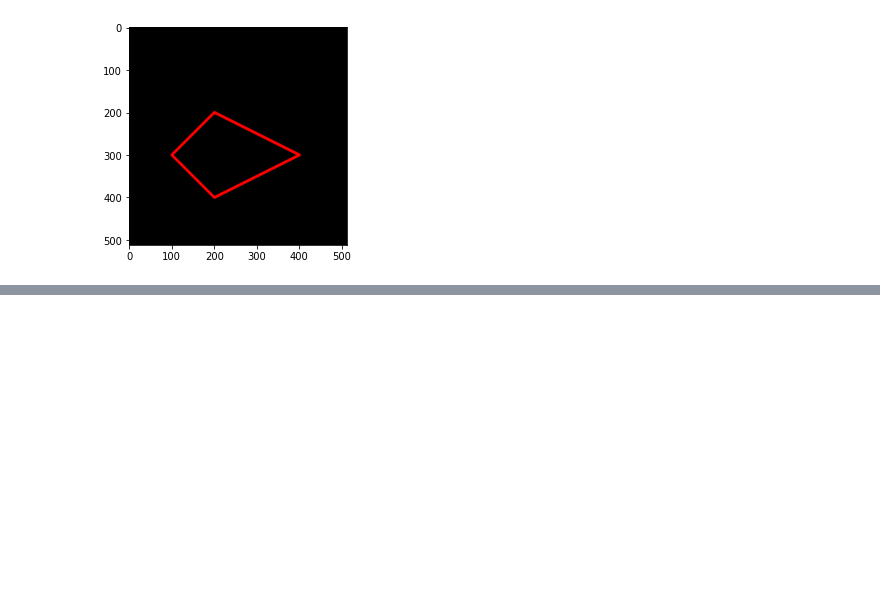
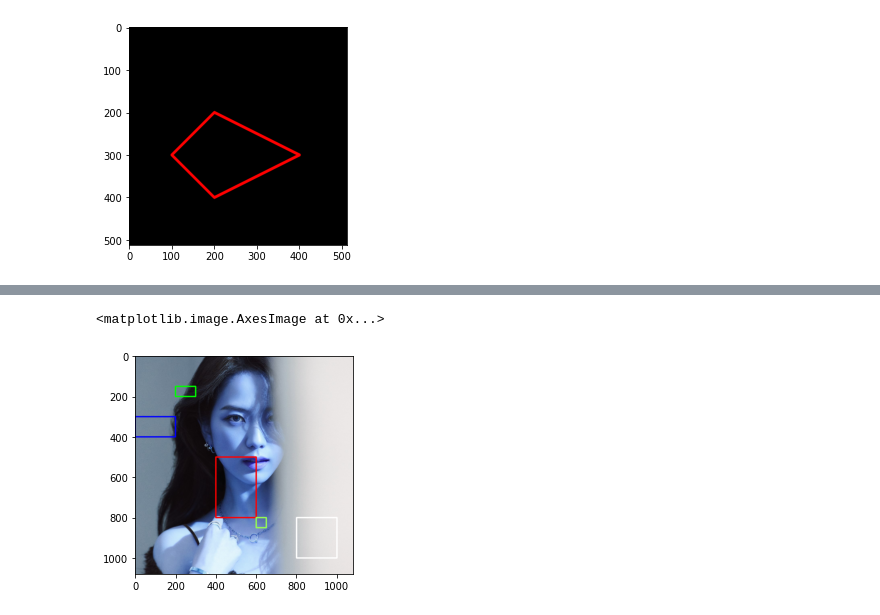
Before and after one commit to rickytirta17/PCVK_Genap_2023, a Jupyter notebook: Week2.ipynb, the cells around one changed output, grey strips where cells are left out. Saved outputs shown, nothing was run; the diff lists cells and outputs as text; code cells hidden in the pictures; blank space fills up the shorter version.

```diff
--- a/Week2.ipynb
+++ b/Week2.ipynb
@@ -129,0 +174,13 @@ plt.imshow(black_img2)
+# %%
+img_tg4 = cv.imread('sooyaaa.jpg')
+
+cv.rectangle(img_tg4,pt1=(200,200),pt2=(300,150),color=(0,255,0),thickness=5)
+cv.rectangle(img_tg4,pt1=(0,400),pt2=(200,300),color=(0,0,255),thickness=5)
+cv.rectangle(img_tg4,pt1=(400,800),pt2=(600,500),color=(255,0,0),thickness=5)
+cv.rectangle(img_tg4,pt1=(1000,1000),pt2=(800,800),color=(255,255,255),thickness=5)
+cv.rectangle(img_tg4,pt1=(650,800),pt2=(600,850),color=(150,255,80),thickness=5)
+
+plt.imshow(img_tg4)
+# %% [output]
+<matplotlib.image.AxesImage at 0x...>
+[figure, added]
```
Also changed, not shown: parts of 9 cells of this notebook.
